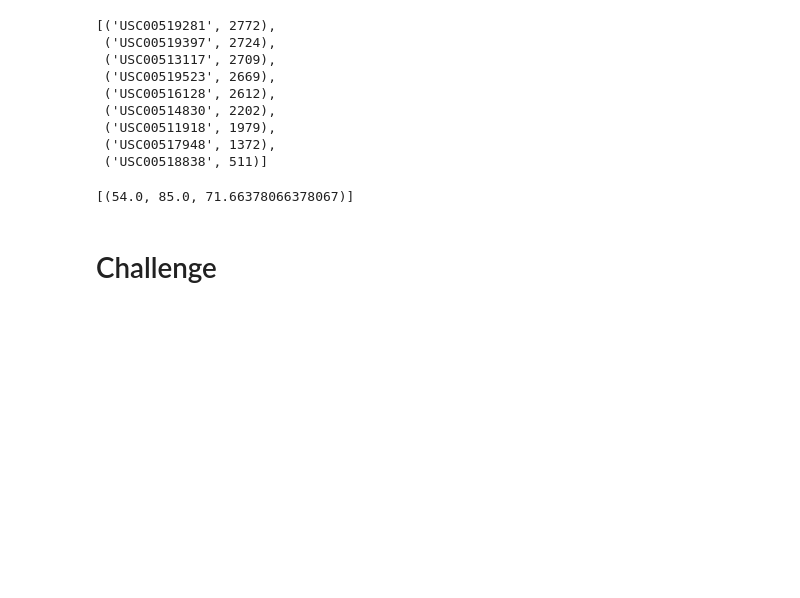
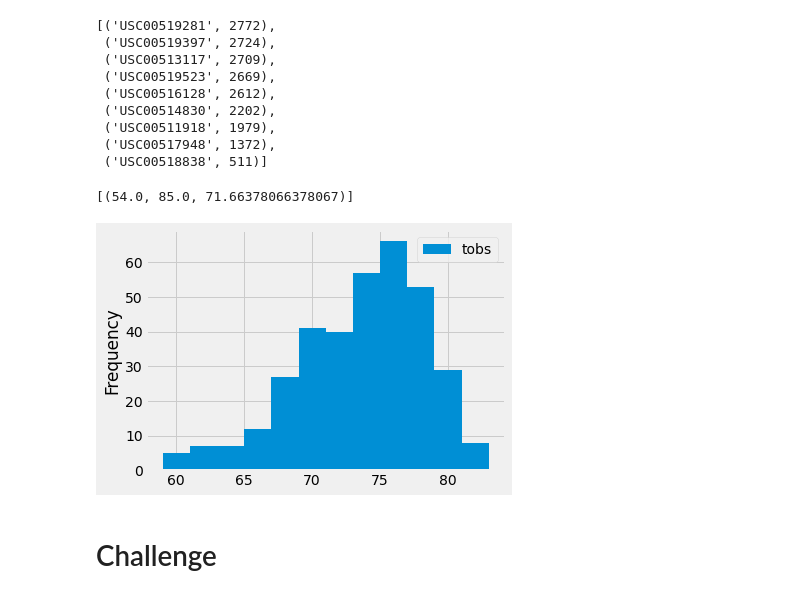
Before and after one commit to SpectralPoet/surfs_up, a Jupyter notebook: climate_analysis.ipynb, the cells around one changed output. Drawn from its saved outputs; the diff is of its cells as text; code cells hidden in the pictures; blank space fills up the shorter version.

```diff
--- a/climate_analysis.ipynb
+++ b/climate_analysis.ipynb
@@ -104,9 +104,14 @@ filter(Measurement.station == 'USC00519281').all()
 # %%
 # Choose the station with the highest number of temperature observations.
 # Query the last 12 months of temperature observation data for this station and plot the results as a histogram
 results = session.query(Measurement.tobs).\
 filter(Measurement.station == 'USC00519281').\
 filter(Measurement.date >= prev_year).all()
+df = pd.DataFrame(results, columns=['tobs'])
+df.plot.hist(bins=12)
+plt.tight_layout()
+# %% [output]
+[figure, added]
 # %%
 # Write a function called `calc_temps` that will accept start date and end date in the format '%Y-%m-%d'
 # and return the minimum, average, and maximum temperatures for that range of dates
```
Also changed, not shown: 1 other file.
